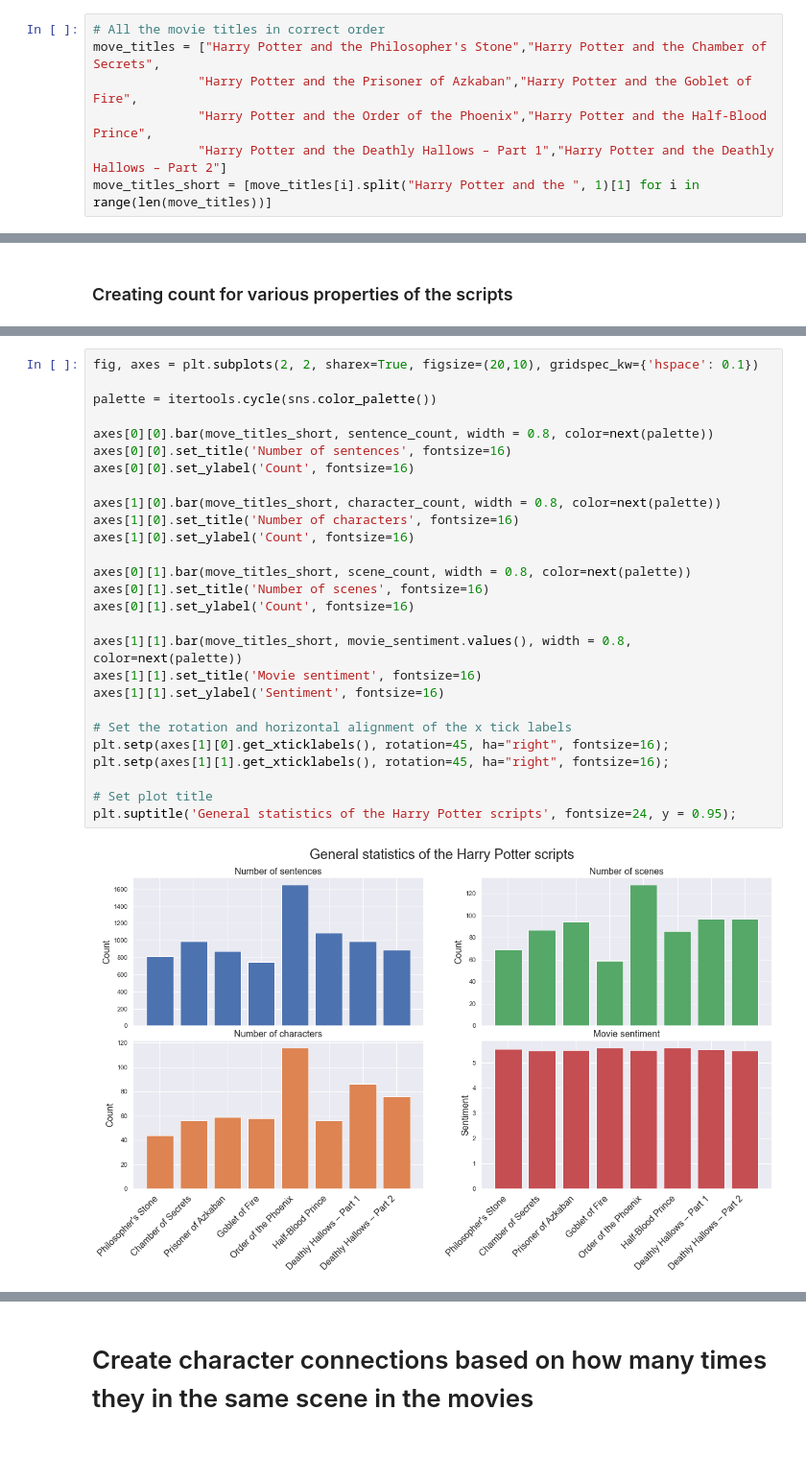
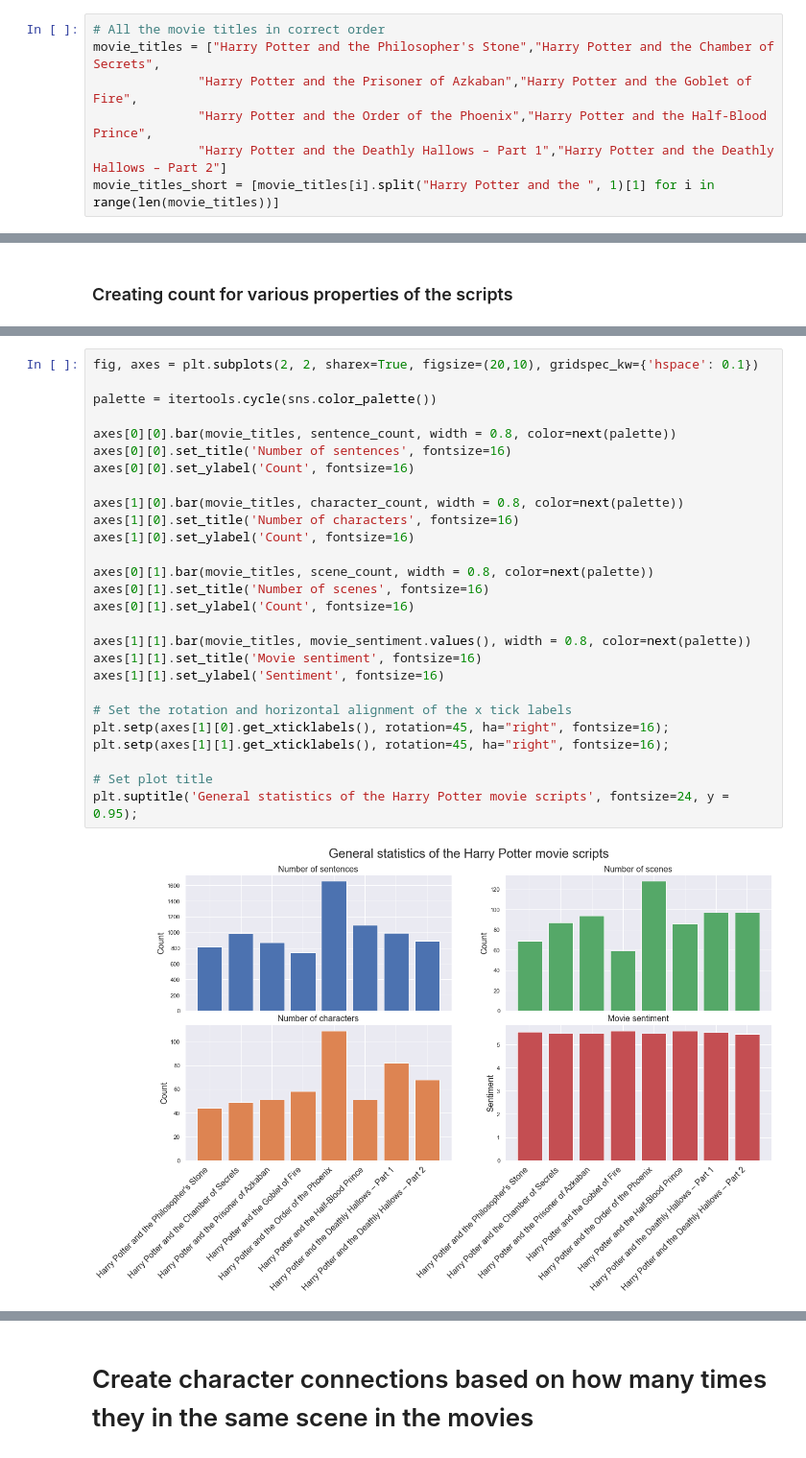
Before and after one commit to hlynurarni/HarryPotter_02805_Project, a Jupyter notebook: movie_scripts/script_analysis.ipynb, the cells around one changed output, grey strips where cells are left out. Shown at 96% size. Drawn from its saved outputs; the diff is of its cells as text.

```diff
--- a/movie_scripts/script_analysis.ipynb
+++ b/movie_scripts/script_analysis.ipynb
@@ -94,11 +94,11 @@ df.head()
 # Cleaning the dataframe:
 # %%
 # All the movie titles in correct order
-move_titles = ["Harry Potter and the Philosopher's Stone","Harry Potter and the Chamber of Secrets",
+movie_titles = ["Harry Potter and the Philosopher's Stone","Harry Potter and the Chamber of Secrets",
               "Harry Potter and the Prisoner of Azkaban","Harry Potter and the Goblet of Fire",
               "Harry Potter and the Order of the Phoenix","Harry Potter and the Half-Blood Prince",
               "Harry Potter and the Deathly Hallows – Part 1","Harry Potter and the Deathly Hallows – Part 2"]
-move_titles_short = [move_titles[i].split("Harry Potter and the ", 1)[1] for i in range(len(move_titles))]
+movie_titles_short = [movie_titles[i].split("Harry Potter and the ", 1)[1] for i in range(len(movie_titles))]
 # %%
 
 #  Split on all character names that include / to give each character its own line even though many are saying the sentence at once
@@ -311,32 +312,32 @@ dict_values([5.540098146128683, 5.472972222222221, 5.484966648137855, 5.58372732
 # %%
 fig, axes = plt.subplots(2, 2, sharex=True, figsize=(20,10), gridspec_kw={'hspace': 0.1})
 
 palette = itertools.cycle(sns.color_palette())
 
-axes[0][0].bar(move_titles_short, sentence_count, width = 0.8, color=next(palette))
+axes[0][0].bar(movie_titles, sentence_count, width = 0.8, color=next(palette))
 axes[0][0].set_title('Number of sentences', fontsize=16)
 axes[0][0].set_ylabel('Count', fontsize=16)
 
-axes[1][0].bar(move_titles_short, character_count, width = 0.8, color=next(palette))
+axes[1][0].bar(movie_titles, character_count, width = 0.8, color=next(palette))
 axes[1][0].set_title('Number of characters', fontsize=16)
 axes[1][0].set_ylabel('Count', fontsize=16)
 
-axes[0][1].bar(move_titles_short, scene_count, width = 0.8, color=next(palette))
+axes[0][1].bar(movie_titles, scene_count, width = 0.8, color=next(palette))
 axes[0][1].set_title('Number of scenes', fontsize=16)
 axes[0][1].set_ylabel('Count', fontsize=16)
 
-axes[1][1].bar(move_titles_short, movie_sentiment.values(), width = 0.8, color=next(palette))
+axes[1][1].bar(movie_titles, movie_sentiment.values(), width = 0.8, color=next(palette))
 axes[1][1].set_title('Movie sentiment', fontsize=16)
 axes[1][1].set_ylabel('Sentiment', fontsize=16)
 
 # Set the rotation and horizontal alignment of the x tick labels
 plt.setp(axes[1][0].get_xticklabels(), rotation=45, ha="right", fontsize=16);
 plt.setp(axes[1][1].get_xticklabels(), rotation=45, ha="right", fontsize=16);
 
 # Set plot title
-plt.suptitle('General statistics of the Harry Potter scripts', fontsize=24, y = 0.95);
+plt.suptitle('General statistics of the Harry Potter movie scripts', fontsize=24, y = 0.95);
 # %% [output]
-[figure, old version]
+[figure, new version]
 # %%
 # Look at the top speaking characters and plot the total sentence count
 names = df['character'].value_counts()[:50].index
```
Also changed, not shown: parts of 22 cells of this notebook, 1 other file.
